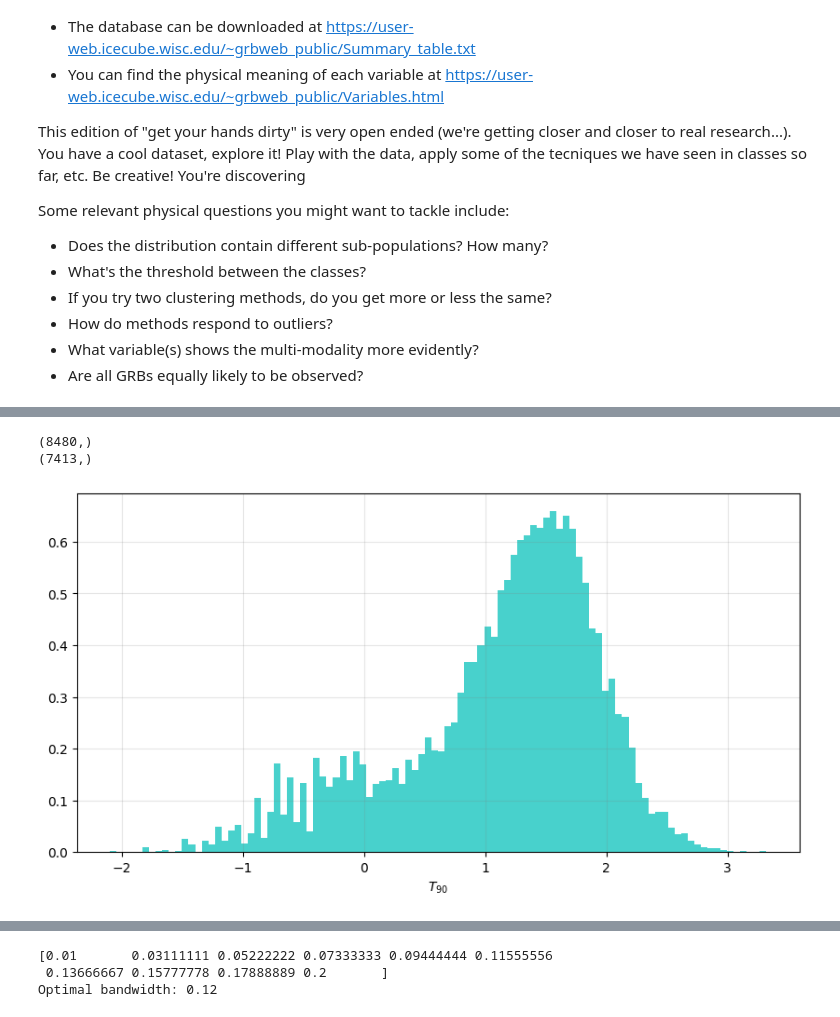
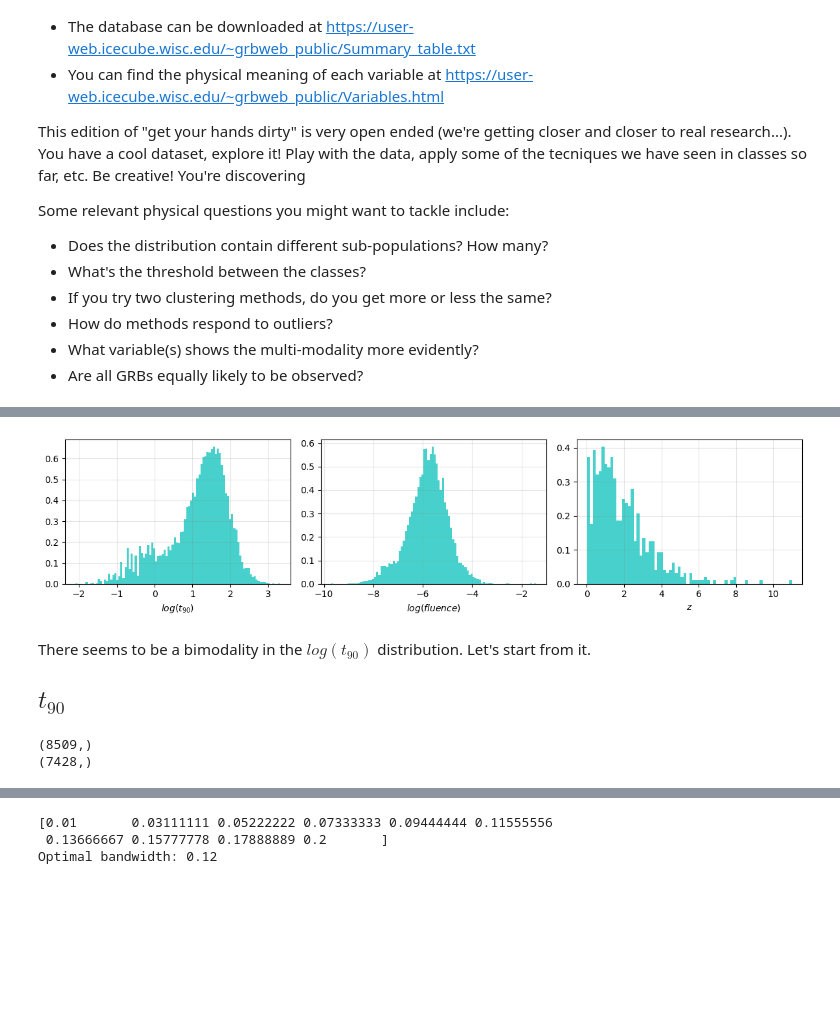
Before and after one commit to Alice-Palladino/astrostatistics_bicocca_2024, a Jupyter notebook: working/L14 - Gamma Ray Bursts.ipynb, the cells around one changed output, grey strips where cells are left out. Drawn from its saved outputs; the diff is of its cells as text; code cells hidden in the pictures; blank space fills up the shorter version.

```diff
--- a/working/L14 - Gamma Ray Bursts.ipynb
+++ b/working/L14 - Gamma Ray Bursts.ipynb
@@ -64,19 +99,33 @@ We can first study how the T90 data are distributed.
+# %%
+fig, ax = plt.subplots(1, 3, figsize=(12, 3))
+
+logt90 = np.log10(t90)
+logfluence = np.log10(fluence)
+
+ax[0].hist(logt90, bins=100, density=True, color='mediumturquoise')
+ax[0].grid(c='grey', alpha = 0.2)
+ax[0].set_xlabel('$log(t_{90})$')
+
+ax[1].hist(logfluence, bins=100, density=True, color='mediumturquoise')
+ax[1].grid(c='grey', alpha = 0.2)
+ax[1].set_xlabel('$log(fluence)$')
+
+ax[2].hist(z, bins=70, density=True, color='mediumturquoise')
+ax[2].grid(c='grey', alpha = 0.2)
+ax[2].set_xlabel('$z$')
+
+plt.tight_layout()
+plt.show()
+# %% [output]
+[figure, added]
+# %% [markdown]
+There seems to be a bimodality in the $log(t_{90})$ distribution. Let's start from it.
+
+## $t_{90}$
 # %%
-t90_prov = np.array(data[6], dtype=float)
-t90_mask = t90_prov > 0
-t90 = t90_prov[t90_mask]
 print(t90_prov.shape)
 print(t90.shape)
-logt90 = np.log10(t90)
 # %% [output]
-(8480,)
-(7413,)
+(8509,)
+(7428,)
-# %%
-plt.figure(figsize=(10, 5))
-plt.hist(logt90, bins=100, density=True, color='mediumturquoise')
-plt.grid(c='grey', alpha = 0.2)
-plt.xlabel('$T_{90}$')
-plt.show()
-# %% [output]
-[figure, removed]
 # %% [markdown]
```
Also changed, not shown: parts of 20 cells of this notebook.
